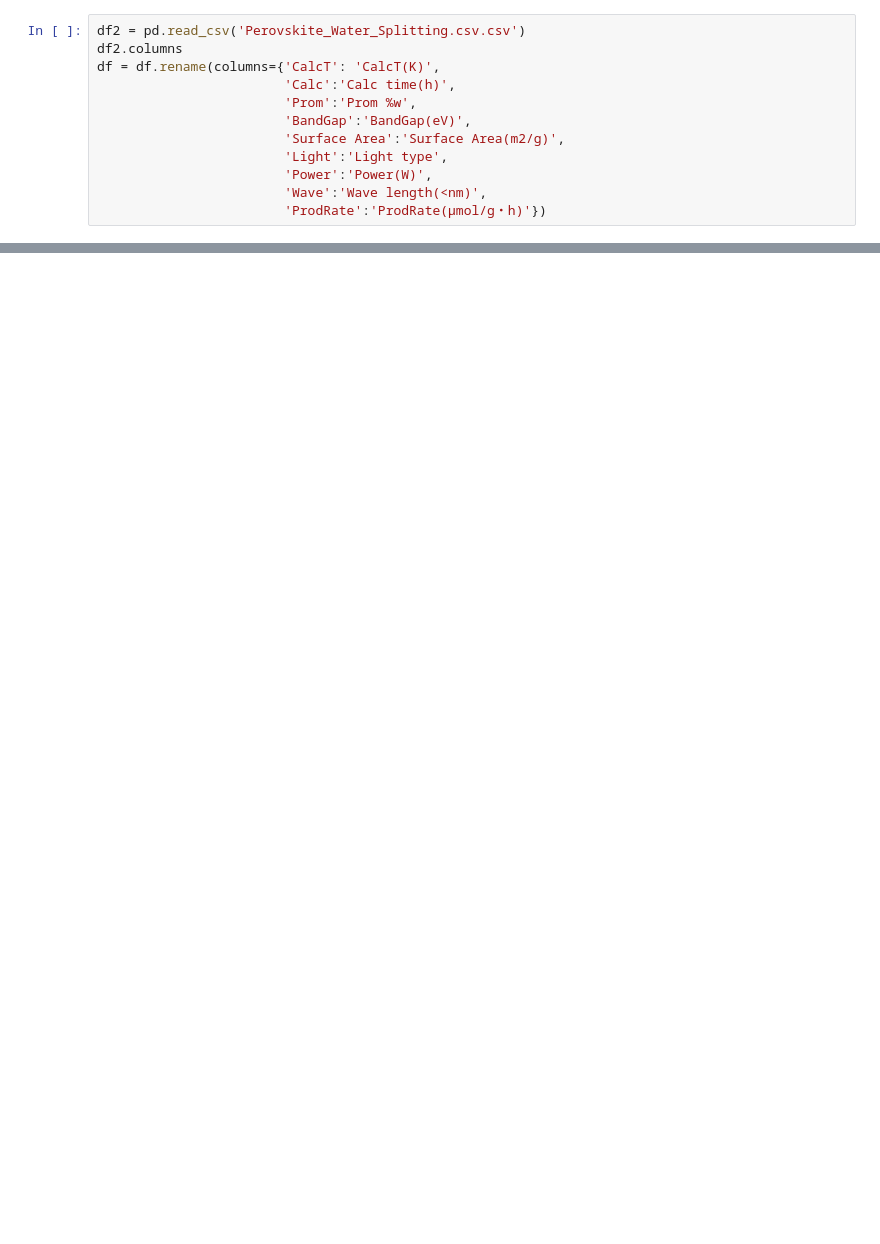
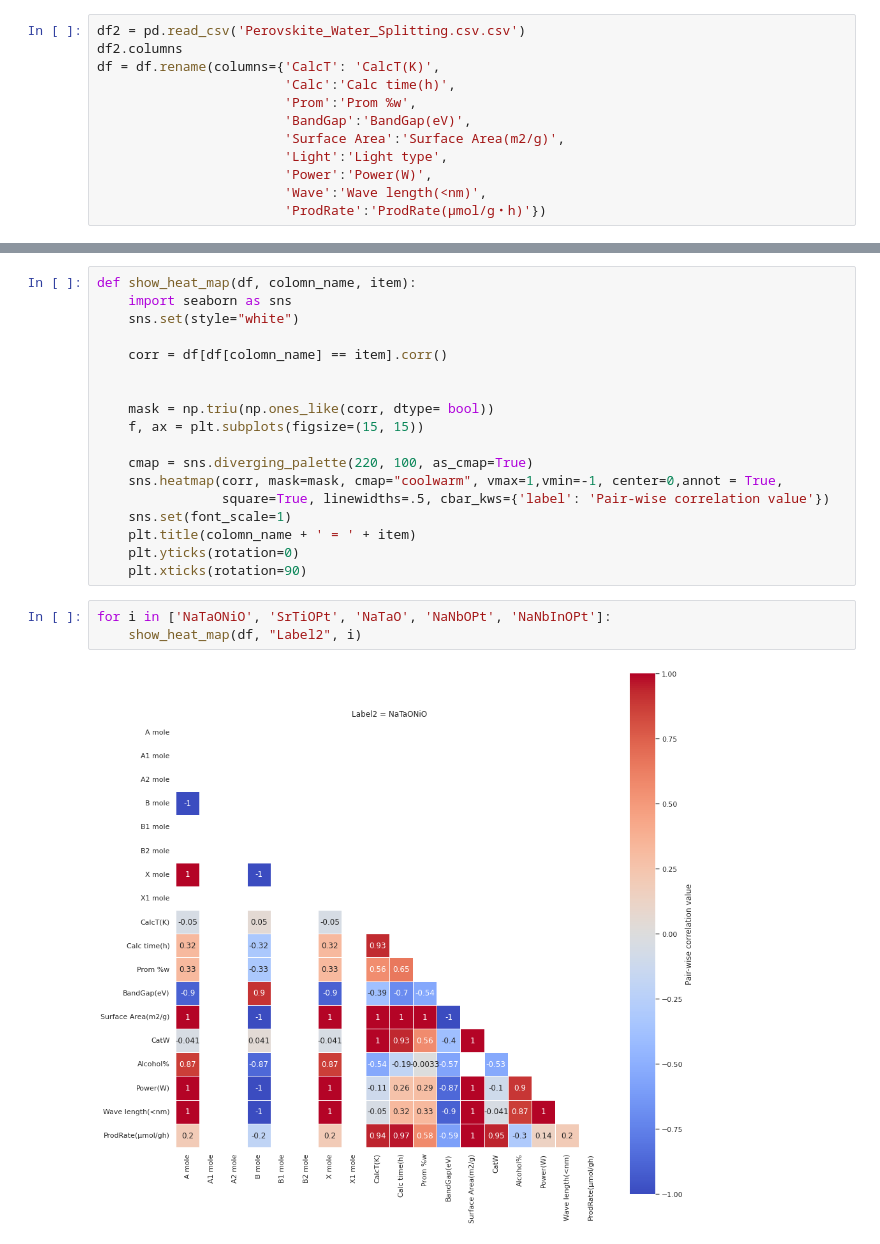
Before and after one commit to ShibataKenshin/Water_spliiting, a Jupyter notebook: heatmap_each_combination.ipynb, the cells around one changed output, grey strips where cells are left out. Drawn from its saved outputs; the diff is of its cells as text; blank space fills up the shorter version.

```diff
--- a/heatmap_each_combination.ipynb
+++ b/heatmap_each_combination.ipynb
@@ -161,0 +217,23 @@ plt.xticks(rotation=90)
+# %%
+def show_heat_map(df, colomn_name, item):
+    import seaborn as sns
+    sns.set(style="white")
+
+    corr = df[df[colomn_name] == item].corr()
+
+
+    mask = np.triu(np.ones_like(corr, dtype= bool))
+    f, ax = plt.subplots(figsize=(15, 15))
+
+    cmap = sns.diverging_palette(220, 100, as_cmap=True)
+    sns.heatmap(corr, mask=mask, cmap="coolwarm", vmax=1,vmin=-1, center=0,annot = True,
+                square=True, linewidths=.5, cbar_kws={'label': 'Pair-wise correlation value'})
+    sns.set(font_scale=1)
+    plt.title(colomn_name + ' = ' + item)
+    plt.yticks(rotation=0)
+    plt.xticks(rotation=90)
+# %%
+for i in ['NaTaONiO', 'SrTiOPt', 'NaTaO', 'NaNbOPt', 'NaNbInOPt']:
+    show_heat_map(df, "Label2", i)
+# %% [output]
+[figure, added]
```
Also changed, not shown: parts of 10 cells of this notebook, 2 other files.
